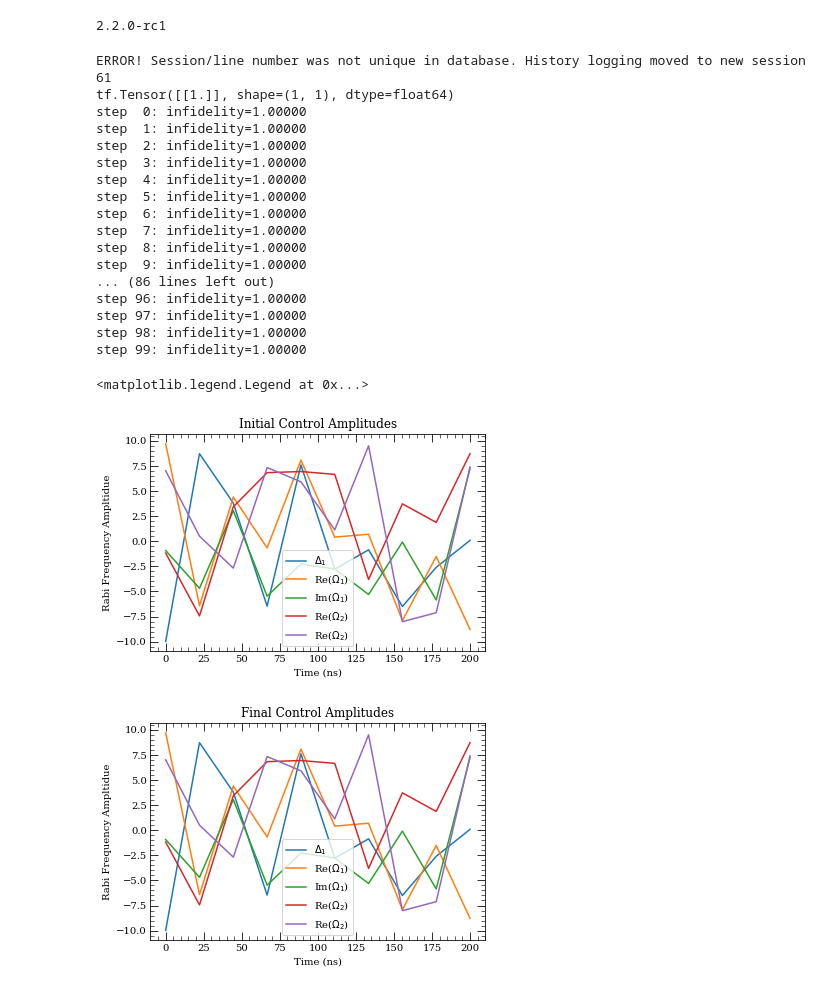
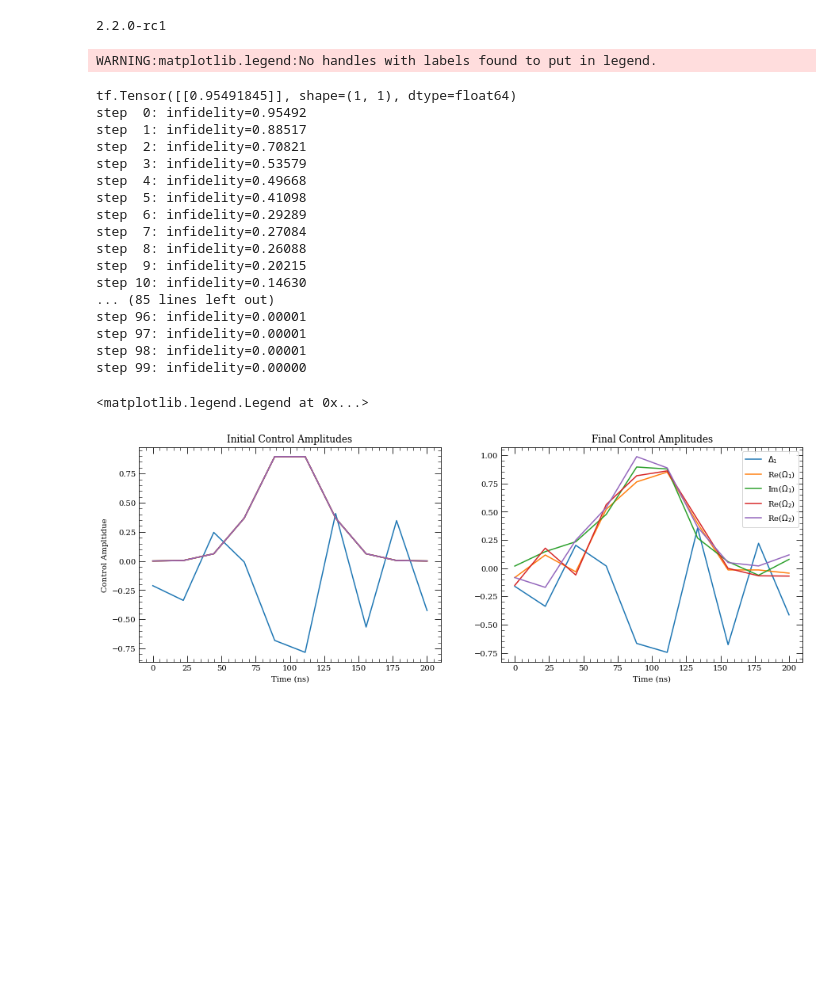
Before and after one commit to IQC-Numerical-Control-Engineering/Test, a Jupyter notebook: TF_GRAPE 3 Level.ipynb, the cells around one changed output. Cells and saved outputs as stored; diff of their text form; code cells hidden in the pictures; blank space fills up the shorter version.

```diff
--- a/TF_GRAPE 3 Level.ipynb
+++ b/TF_GRAPE 3 Level.ipynb
@@ -255,72 +255,77 @@ propagator.psi_0.assign(psi_0)
 propagator.psi_t.assign(psi_t)
 
 #Set initial control amplitude guesses
-ctrl_amplitudes_initial = np.random.uniform(-10, 10, [nt, 5])
+ctrl_amplitudes_initial = np.random.uniform(-1, 1, [nt, 5])
+sigma = t_f/6
+tau = t_f
+ctrl_amplitudes_initial[:,1:5] = np.tile(
+    np.exp(-(tlist - tau/2)**2/sigma**2),
+    (4,1)
+).T
 
 propagator.ctrl_amplitudes.assign(ctrl_amplitudes_initial)
 
 #Plot initial guess pulses:
 labels = ['$\Delta_1$', 'Re($\Omega_1$)', 'Im($\Omega_1$)', 'Re($\Omega_2$)', 'Re($\Omega_2$)']
-plt.figure()
+fig, (ax1, ax2) = plt.subplots(1, 2,figsize=(15,5))
 ind = 0
 for amplitdue in tf.transpose(ctrl_amplitudes_initial):
-    plt.plot(tlist/ns, amplitdue, label = labels[ind])
+    ax1.plot(tlist/ns, amplitdue, label = labels[ind])
     ind += 1
-plt.title('Initial Control Amplitudes')
-plt.xlabel('Time (ns)')
-plt.ylabel('Rabi Frequency Ampltidue')
+ax1.set_title('Initial Control Amplitudes')
+ax1.set_xlabel('Time (ns)')
+ax1.set_ylabel('Control Ampltidue')
 plt.legend()
 
 #Find infidelity using propagator
 infidelity_prop = propagator.infidelity()
 print(infidelity_prop)
 
 optimizer = tf.keras.optimizers.Adam(0.01)
 
 def optimization_step():
     with tf.GradientTape() as tape:
         infidelity = propagator.infidelity()
     gradients = tape.gradient(infidelity, [propagator.ctrl_amplitudes])
     optimizer.apply_gradients(zip(gradients, [propagator.ctrl_amplitudes]))
     return infidelity
 
 steps = range(100)
 for step in steps:
     current_infidelity = optimization_step()
     print('step %2d: infidelity=%2.5f' %
           (step, current_infidelity))
 
 ctrl_amplitudes_final = propagator.ctrl_amplitudes.numpy()
 
 #Plot final results of control amplitudes
 labels = ['$\Delta_1$', 'Re($\Omega_1$)', 'Im($\Omega_1$)', 'Re($\Omega_2$)', 'Re($\Omega_2$)']
-plt.figure()
+
 ind = 0
 for amplitdue in tf.transpose(ctrl_amplitudes_final):
-    plt.plot(tlist/ns, amplitdue, label = labels[ind])
+    ax2.plot(tlist/ns, amplitdue, label = labels[ind])
     ind += 1
-plt.title('Final Control Amplitudes')
-plt.xlabel('Time (ns)')
-plt.ylabel('Rabi Frequency Ampltidue')
+ax2.set_title('Final Control Amplitudes')
+ax2.set_xlabel('Time (ns)')
 plt.legend()
 # %% [output]
-ERROR! Session/line number was not unique in database. History logging moved to new session 61
-tf.Tensor([[1.]], shape=(1, 1), dtype=float64)
-step  0: infidelity=1.00000
-step  1: infidelity=1.00000
-step  2: infidelity=1.00000
-step  3: infidelity=1.00000
-step  4: infidelity=1.00000
-step  5: infidelity=1.00000
-step  6: infidelity=1.00000
-step  7: infidelity=1.00000
-step  8: infidelity=1.00000
-step  9: infidelity=1.00000
-... (86 lines left out)
-step 96: infidelity=1.00000
-step 97: infidelity=1.00000
-step 98: infidelity=1.00000
-step 99: infidelity=1.00000
+WARNING:matplotlib.legend:No handles with labels found to put in legend.
-<matplotlib.legend.Legend at 0x...>
+tf.Tensor([[0.95491845]], shape=(1, 1), dtype=float64)
+step  0: infidelity=0.95492
+step  1: infidelity=0.88517
+step  2: infidelity=0.70821
+step  3: infidelity=0.53579
+step  4: infidelity=0.49668
+step  5: infidelity=0.41098
+step  6: infidelity=0.29289
+step  7: infidelity=0.27084
+step  8: infidelity=0.26088
+step  9: infidelity=0.20215
+step 10: infidelity=0.14630
+... (85 lines left out)
+step 96: infidelity=0.00001
+step 97: infidelity=0.00001
+step 98: infidelity=0.00001
+step 99: infidelity=0.00000
+<matplotlib.legend.Legend at 0x...>
-[figure, old version]
+[figure, new version]
-[figure, removed]
```
